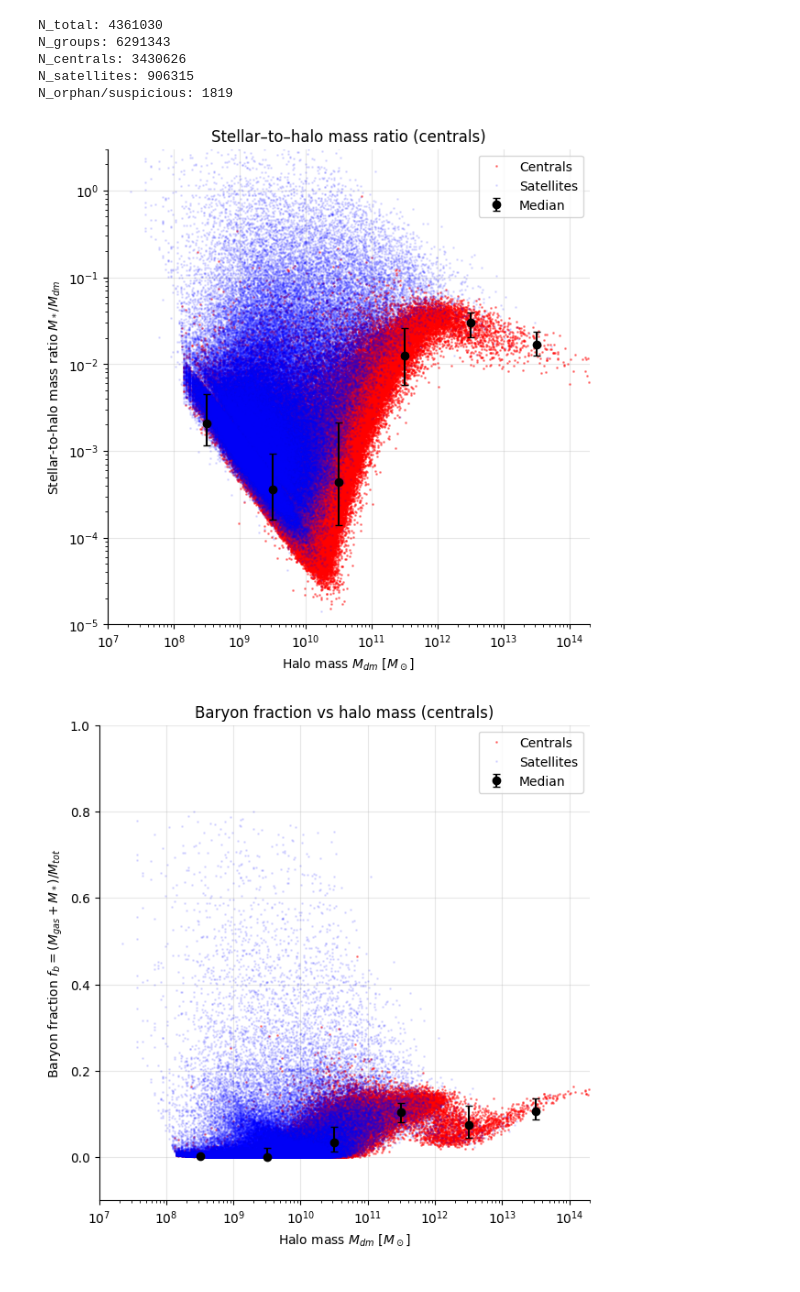
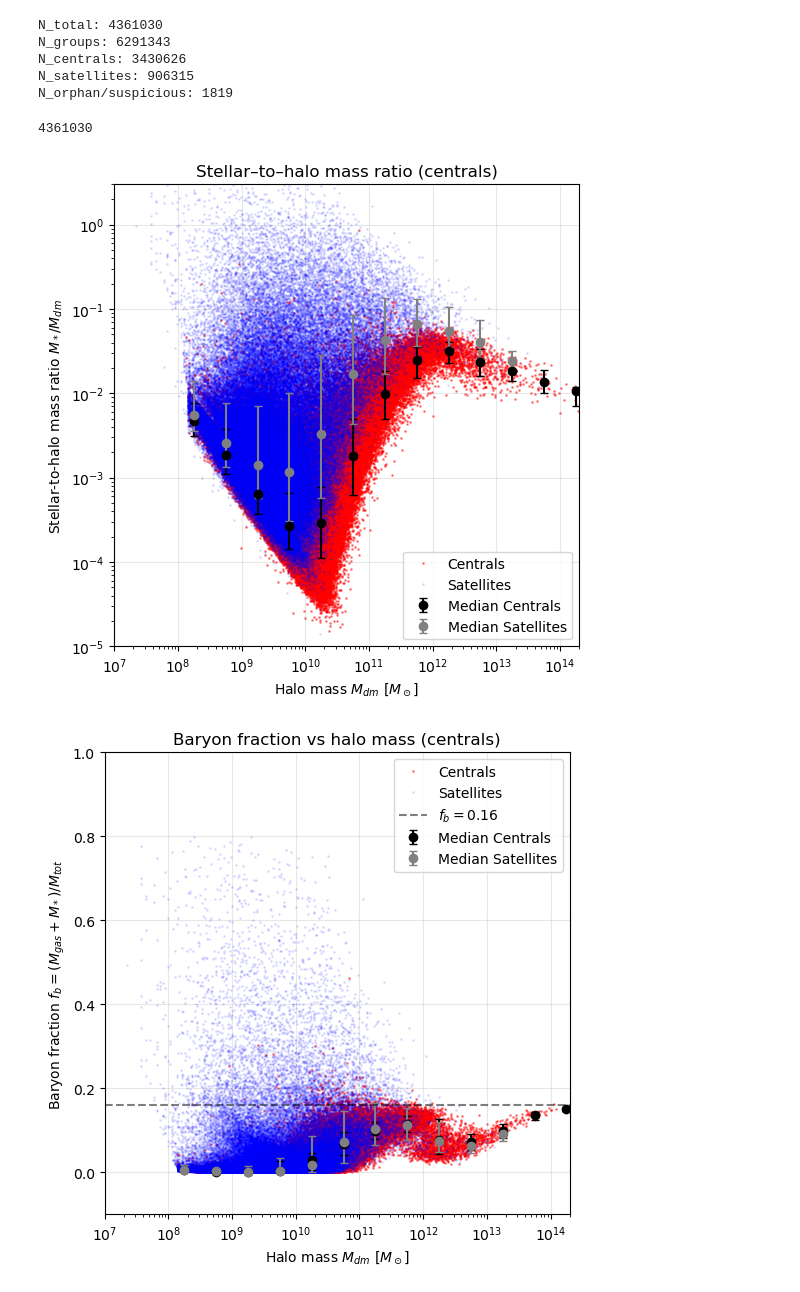
Before and after one commit to gvansan/TANA_notebooks, a Jupyter notebook: Project/part2.ipynb, the cells around one changed output. Cells and saved outputs as stored; diff of their text form; code cells hidden in the pictures.

```diff
--- a/Project/part2.ipynb
+++ b/Project/part2.ipynb
@@ -13,7 +12,10 @@ import numpy as np
 from tqdm import tqdm
 # %%
 #load file
-subhalo_file  = r"/scratch/gent/472/vsc47210/TNG100-1_subhalosCat.hdf5"  # put your group catalog here if available
+#subhalo_file  = r"/scratch/gent/472/vsc47210/TNG100-1_subhalosCat.hdf5"  # put your group catalog here if available
+
+#load file locally
+subhalo_file = r"C:\Users\grego\Downloads\TNG100-1_subhalosCat.hdf5 (1)\TNG100-1_subhalosCat.hdf5"
 # %%
 data = h5py.File(subhalo_file, 'r')
 data.keys()
@@ -533,7 +543,7 @@ Mtot_s = Mtot[mask_s]
 
 #analysis on s
 
-bin_width_dex = 1.0
+bin_width_dex = 0.5
 logM_min = np.floor(np.log10(Mdm_central.min()))
 logM_max = np.ceil(np.log10(Mdm_central.max()))
 bin_edges = 10**np.arange(logM_min, logM_max + 1e-9, bin_width_dex)
@@ -560,12 +570,17 @@ def median_with_error(x, y, bins):
 # Stellar-to-halo mass ratio
 R_star = Mstar_central / Mdm_central
 R_star_sat = Mstar_s/ Mdm_s
+
 med_ratio, sigma_low, sigma_high = median_with_error(Mdm_central, R_star, bin_edges)
+med_ratio_sat, sigma_low_sat, sigma_high_sat = median_with_error(Mdm_s, R_star_sat, bin_edges)
 
-# Baryon fraction
+# Baryon fraction of central/satellite galaxies
 fb_central = (Mstar_central + Mgas_central) / Mtot_central
 fb_sat = (Mstar_s + Mgas_s)/Mtot_s
+
 med_fb, sigma_fb_low, sigma_fb_high = median_with_error(Mdm_central, fb_central, bin_edges)
+med_fb_sat, sigma_fb_low_sat, sigma_fb_high_sat = median_with_error(Mdm_s, fb_sat, bin_edges)
+
 
 # ---------------------------
 # 5) Plot Stellar-to-Halo Mass
@@ -574,34 +589,41 @@ plt.figure(figsize=(6,6))
 plt.loglog(Mdm_central, R_star, '.', ms=2, alpha=0.4, color='red', label='Centrals')
 plt.loglog(Mdm_s, R_star_sat, '.', ms=2, alpha=0.1, color='blue', label='Satellites')
 
 plt.errorbar(bin_centers, med_ratio, yerr=[sigma_low, sigma_high],
-             fmt='o', color='black', markersize=6, capsize=3, label='Median')
+             fmt='o', color='black', markersize=6, capsize=3, label='Median Centrals')
+plt.errorbar(bin_centers, med_ratio_sat, yerr=[sigma_low_sat, sigma_high_sat],
+             fmt='o', color='grey', markersize=6, capsize=3, label='Median Satellites')
 plt.xlabel("Halo mass $M_{dm}$ [$M_\odot$]")
 plt.ylabel("Stellar-to-halo mass ratio $M_*/M_{dm}$")
 plt.title("Stellar–to–halo mass ratio (centrals)")
 plt.xlim(1e7, 2e14)
 plt.ylim(1e-5, 3)
 plt.grid(alpha=0.3)
 plt.legend()
 plt.show()
 
 # ---------------------------
 # 6) Plot Baryon Fraction
 # ---------------------------
+
 plt.figure(figsize=(6,6))
 plt.semilogx(Mdm_central, fb_central, '.', ms=2, alpha=0.4, color='red', label='Centrals')
 plt.semilogx(Mdm_s, fb_sat, '.', ms=2, alpha=0.1, color='blue', label='Satellites')
 
 plt.errorbar(bin_centers, med_fb, yerr=[sigma_fb_low, sigma_fb_high],
-             fmt='o', color='black', markersize=6, capsize=3, label='Median')
+             fmt='o', color='black', markersize=6, capsize=3, label='Median Centrals')
+plt.errorbar(bin_centers, med_fb_sat, yerr=[sigma_fb_low_sat, sigma_fb_high_sat],
+             fmt='o', color='grey', markersize=6, capsize=3, label='Median Satellites')
+plt.axhline(y=0.16, alpha=0.5, ls='--', color='black', label=r'$f_{b} = 0.16$')
 plt.xlabel("Halo mass $M_{dm}$ [$M_\odot$]")
 plt.ylabel("Baryon fraction $f_b = (M_{gas}+M_*)/M_{tot}$")
 plt.title("Baryon fraction vs halo mass (centrals)")
 plt.xlim(1e7, 2e14)
 plt.ylim(-0.1, 1)
 plt.grid(alpha=0.3)
 plt.legend()
 plt.show()
 # %% [output]
+4361030
-[figure, old version]
+[figure, new version]
-[figure, old version]
+[figure, new version]
```
Also changed, not shown: parts of 15 cells of this notebook.
